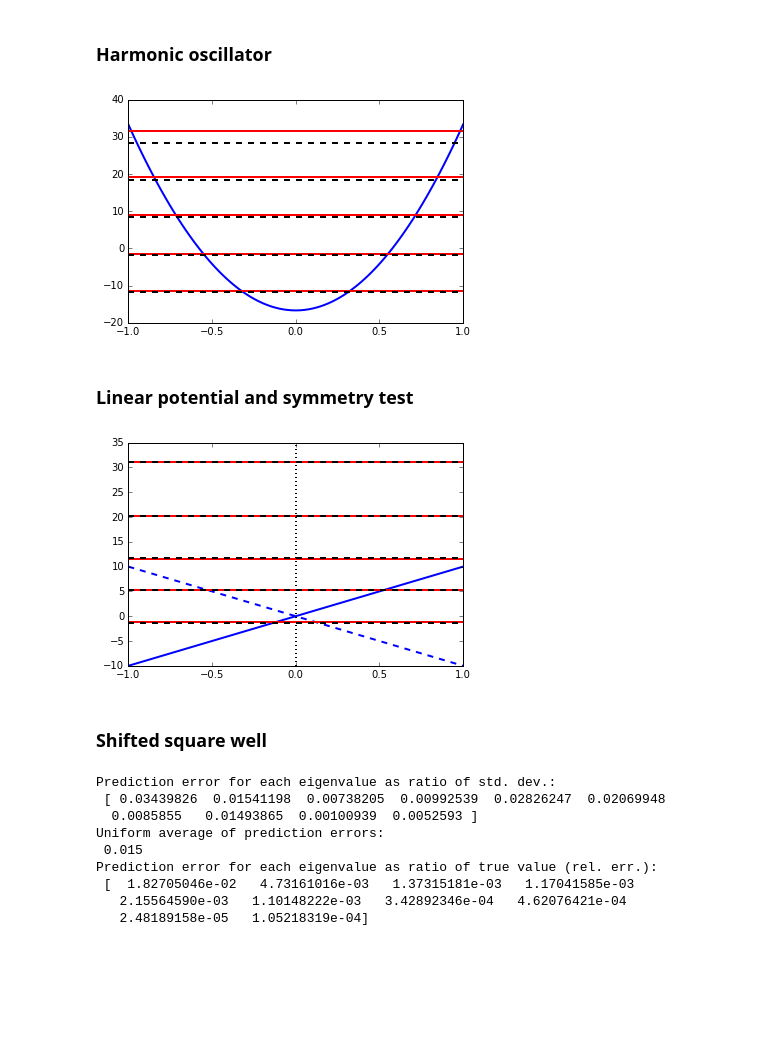
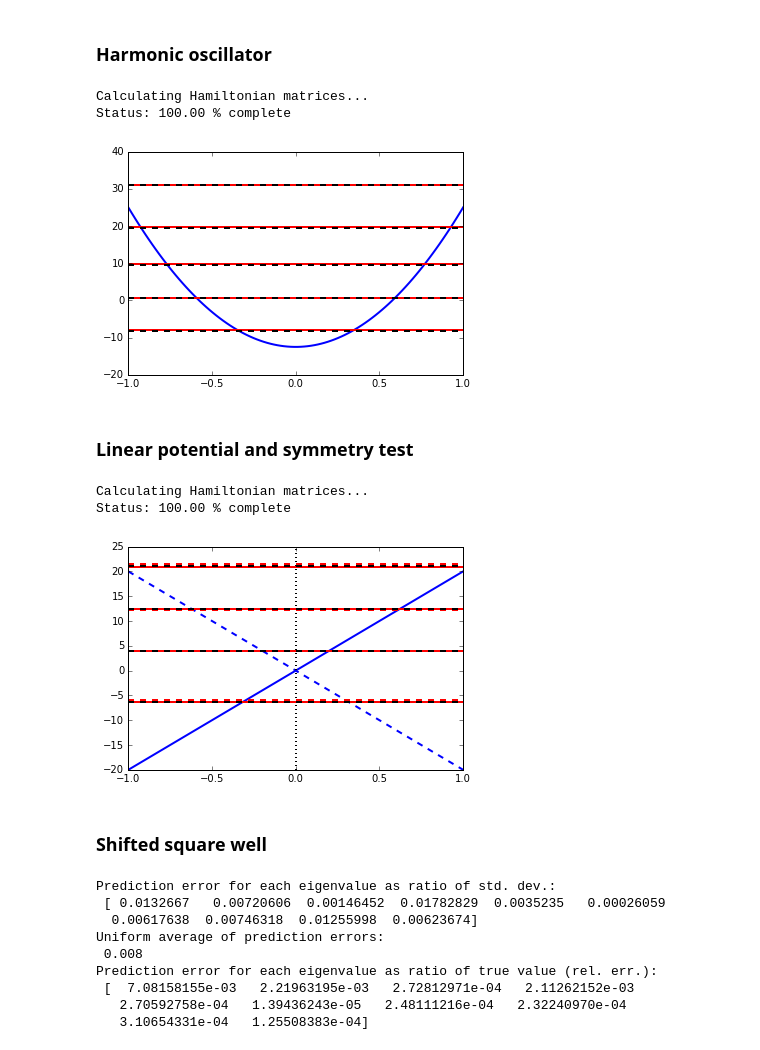
Before and after one commit to dhudsmith/qmnnet, a Jupyter notebook: src/potential_generator_uniform.ipynb, the cells around one changed output. Saved outputs shown, nothing was run; the diff lists cells and outputs as text; code cells hidden in the pictures; blank space fills up the shorter version.

```diff
--- a/src/potential_generator_uniform.ipynb
+++ b/src/potential_generator_uniform.ipynb
@@ -471,41 +401,50 @@ def V_ho(A,x):
 def E_ho(A,n):
     return -A/3. + (1 + 2*n)*np.sqrt(A/2)
 # %%
-A = 50
+A = 5*sigma
 V_hos = [np.asarray(V_ho(A, x_vec))]
 y_ho_pred = model.predict(V_hos)[0]
 eig_ho_pred = y_ho_pred*eig_std[0:n_eig]+eig_mu[0:n_eig]
+eig_ho_test, _ = ts.eigsys(n_basis, x_vec, np.asarray(V_hos))
+# %% [output]
+Calculating Hamiltonian matrices...
+Status: 100.00 % complete
 # %%
 plt.clf()
 plt.plot(x_vec, V_hos[0], 'b-', lw=2)
-for i in range(numeigs):
+for i in range(5):
     plt.axhline(eig_ho_pred[i], lw=2, ls='solid', color='r')
-    plt.axhline(E_ho(A,i), lw=2, ls='dashed', color='k')
+    plt.axhline(eig_ho_test[0,i], lw=2, ls='dashed', color='k')
 # %% [output]
-[figure, old version]
+[figure, new version]
 # %% [markdown]
 ### Linear potential and symmetry test
 # %%
 # The harmonic oscillator potential with zero average value
-A = 10
+A = 20
 V_lin_p = [np.linspace(-A,A,n_x)]
 V_lin_m = [np.linspace(A,-A,n_x)]
 # %%
 y_lin_p_pred = model.predict(V_lin_p)[0]
 eig_lin_p_pred = y_lin_p_pred*eig_std[0:n_eig]+eig_mu[0:n_eig]
+eig_lin_test, _ = ts.eigsys(n_basis, x_vec, np.asarray(V_lin_p))
 
 y_lin_m_pred = model.predict(V_lin_m)[0]
 eig_lin_m_pred = y_lin_m_pred*eig_std[0:n_eig]+eig_mu[0:n_eig]
+# %% [output]
+Calculating Hamiltonian matrices...
+Status: 100.00 % complete
 # %%
 plt.clf()
 plt.plot(x_vec, V_lin_p[0], 'b-', lw=2)
 plt.plot(x_vec, V_lin_m[0], 'b--', lw=2)
 plt.axvline(ls=':',lw=2,color='k')
 for i in range(numeigs):
     plt.axhline(eig_lin_p_pred[i], lw=2, ls='solid', color='r')
-    plt.axhline(eig_lin_m_pred[i], lw=2, ls='dashed', color='k')
+    plt.axhline(eig_lin_m_pred[i], lw=2, ls='dashed', color='r')
+    plt.axhline(eig_lin_test[0,i], lw=2, ls='dashed', color='k')
 # %% [output]
-[figure, old version]
+[figure, new version]
 # %% [markdown]
 ### Shifted square well
 # %%
@@ -515,7 +454,7 @@ V_square = shift + np.asarray([np.zeros(n_x)])
 
 # eigenvalue prediction
 y_square_pred = model.predict(V_square)[0]
-y_square_test = (shift+E0ns[0:n_eig] - eig_mu[0:n_eig])/eig_std[0:n_eig]
+y_square_test = (shift+ts.E0(np.arange(1,n_eig+1)) - eig_mu[0:n_eig])/eig_std[0:n_eig]
 err_square = np.sqrt((y_square_pred - y_square_test)**2)
 print("Prediction error for each eigenvalue as ratio of std. dev.: \n", err_square)
 print("Uniform average of prediction errors:\n %0.3f" % np.mean(err_square))
@@ -527,14 +466,14 @@ rel_err = np.abs((eig_square_pred - eig_square_test)/eig_square_test)
 print("Prediction error for each eigenvalue as ratio of true value (rel. err.):\n", rel_err)
 # %% [output]
 Prediction error for each eigenvalue as ratio of std. dev.:
- [ 0.03439826  0.01541198  0.00738205  0.00992539  0.02826247  0.02069948
-  0.0085855   0.01493865  0.00100939  0.0052593 ]
+ [ 0.0132667   0.00720606  0.00146452  0.01782829  0.0035235   0.00026059
+  0.00617638  0.00746318  0.01255998  0.00623674]
 Uniform average of prediction errors:
- 0.015
+ 0.008
 Prediction error for each eigenvalue as ratio of true value (rel. err.):
- [  1.82705046e-02   4.73161016e-03   1.37315181e-03   1.17041585e-03
-   2.15564590e-03   1.10148222e-03   3.42892346e-04   4.62076421e-04
-   2.48189158e-05   1.05218319e-04]
+ [  7.08158155e-03   2.21963195e-03   2.72812971e-04   2.11262152e-03
+   2.70592758e-04   1.39436243e-05   2.48111216e-04   2.32240970e-04
+   3.10654331e-04   1.25508383e-04]
 # %%
 plt.clf()
 plt.plot(x_vec, V_square[0], 'b-', lw=2)
```
Also changed, not shown: parts of 28 cells of this notebook, 1 other file.
